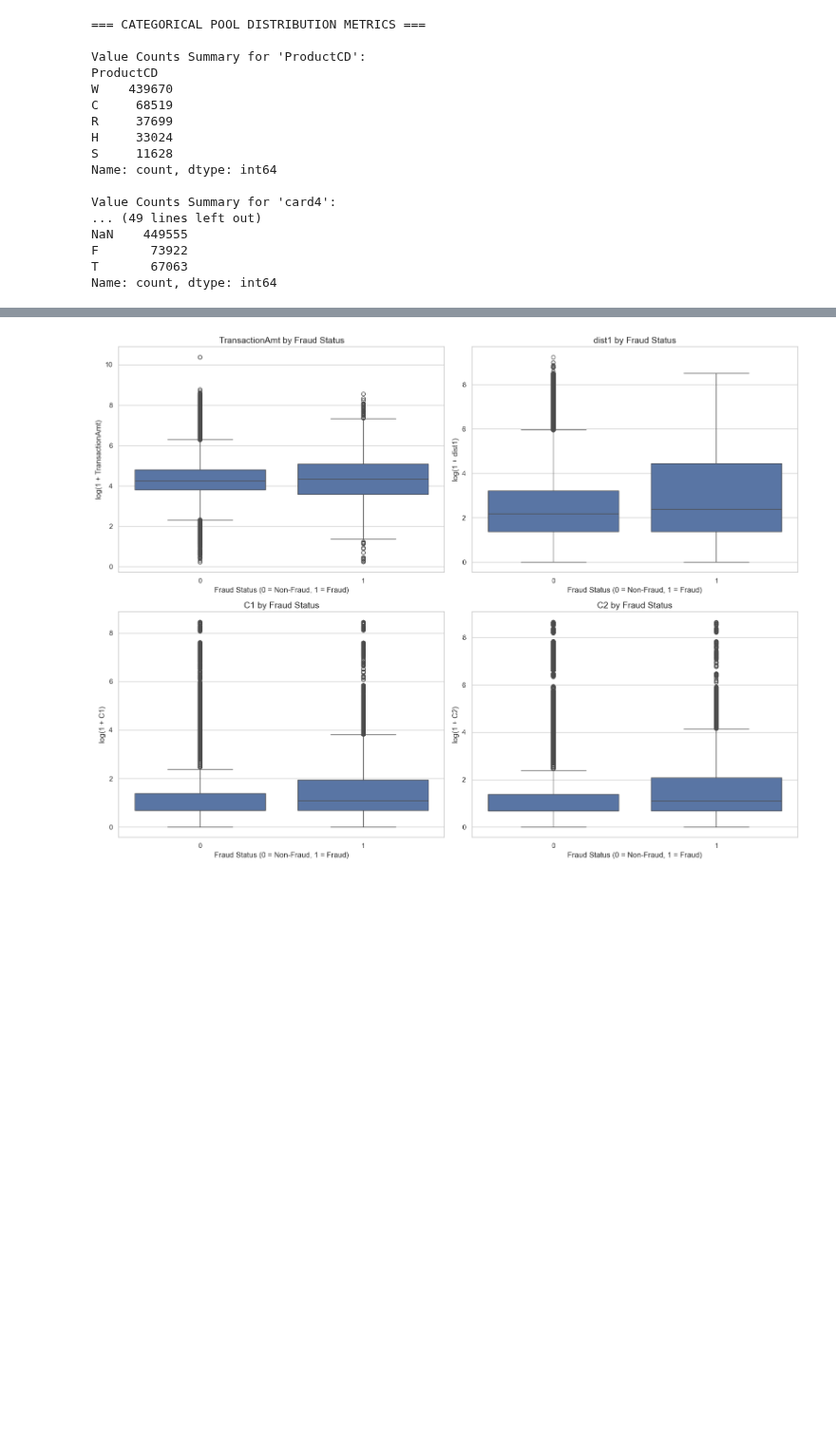
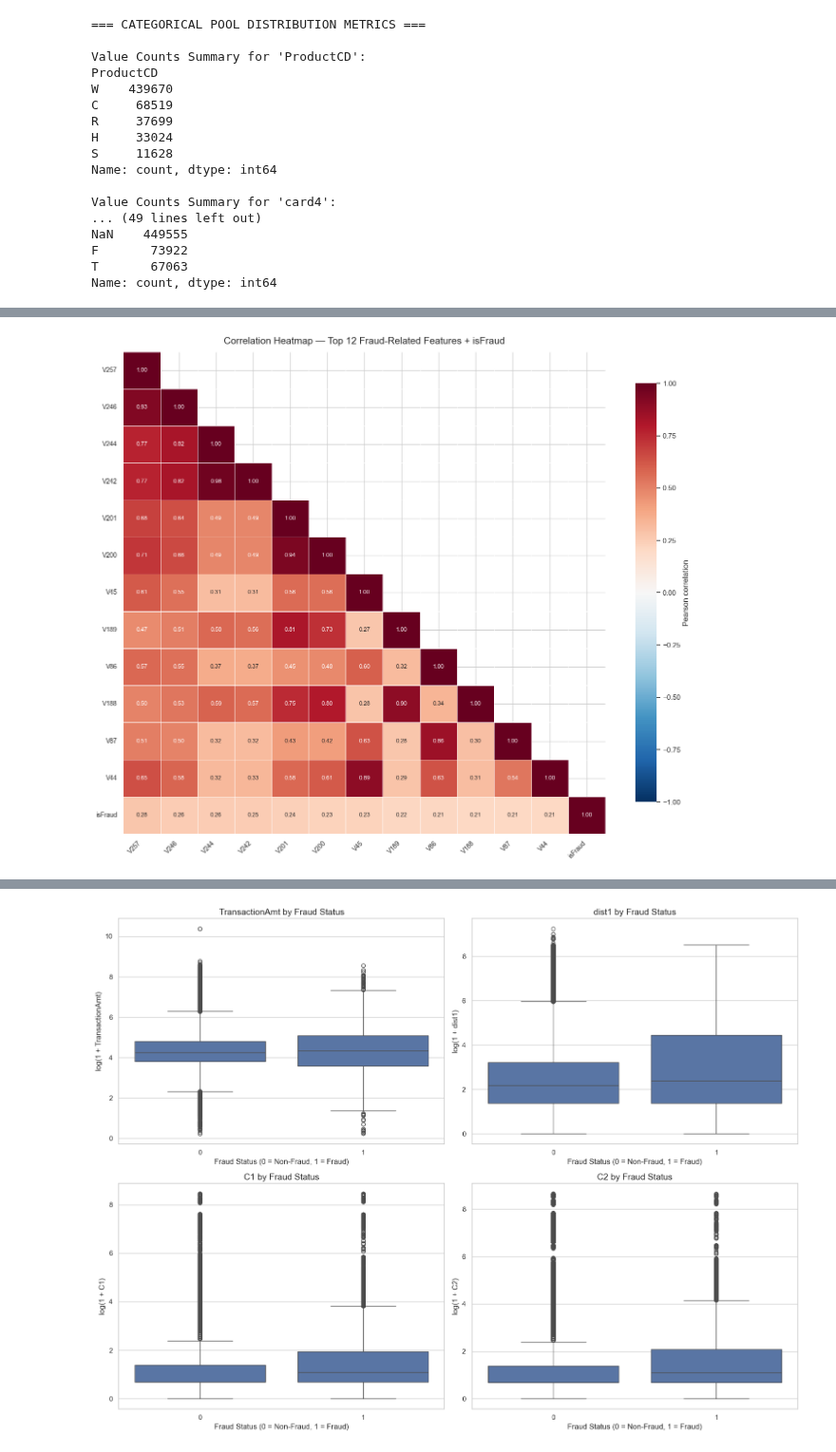
Before and after one commit to Qleoz12/my_git_project_langara, a Jupyter notebook: dana 4830/assigment 1/A1_Leonardo_LS.ipynb, the cells around one changed output, grey strips where cells are left out. Shown at 95% size. Saved outputs shown, nothing was run; the diff lists cells and outputs as text; code cells hidden in the pictures; blank space fills up the shorter version.

```diff
--- a/dana 4830/assigment 1/A1_Leonardo_LS.ipynb
+++ b/dana 4830/assigment 1/A1_Leonardo_LS.ipynb
@@ -809,0 +1110,25 @@ For numerical variables, I compare the distributions between non-fraud transacti
+# %%
+# Heatmap — correlations among top features + isFraud
+heat_feats = corr_abs.head(TOP_HEATMAP).index.tolist()
+heat_df = X_corr[heat_feats].copy()
+heat_df['isFraud'] = y_corr.values
+heat_corr = heat_df.corr()
+
+fig, ax = plt.subplots(figsize=(14, 12))
+mask = np.triu(np.ones_like(heat_corr, dtype=bool), k=1)
+sns.heatmap(
+    heat_corr, mask=mask, annot=True, fmt='.2f', cmap='RdBu_r',
+    center=0, vmin=-1, vmax=1, square=True, linewidths=0.5,
+    annot_kws={'size': 9}, ax=ax,
+    cbar_kws={'label': 'Pearson correlation', 'shrink': 0.8}
+)
+ax.set_title(
+    f'Correlation Heatmap — Top {TOP_HEATMAP} Fraud-Related Features + isFraud',
+    fontsize=15, pad=12
+)
+plt.xticks(rotation=45, ha='right', fontsize=10)
+plt.yticks(rotation=0, fontsize=10)
+plt.tight_layout()
+plt.show()
+# %% [output]
+[figure, added]
```
Also changed, not shown: parts of 48 cells of this notebook, 10 other files.
